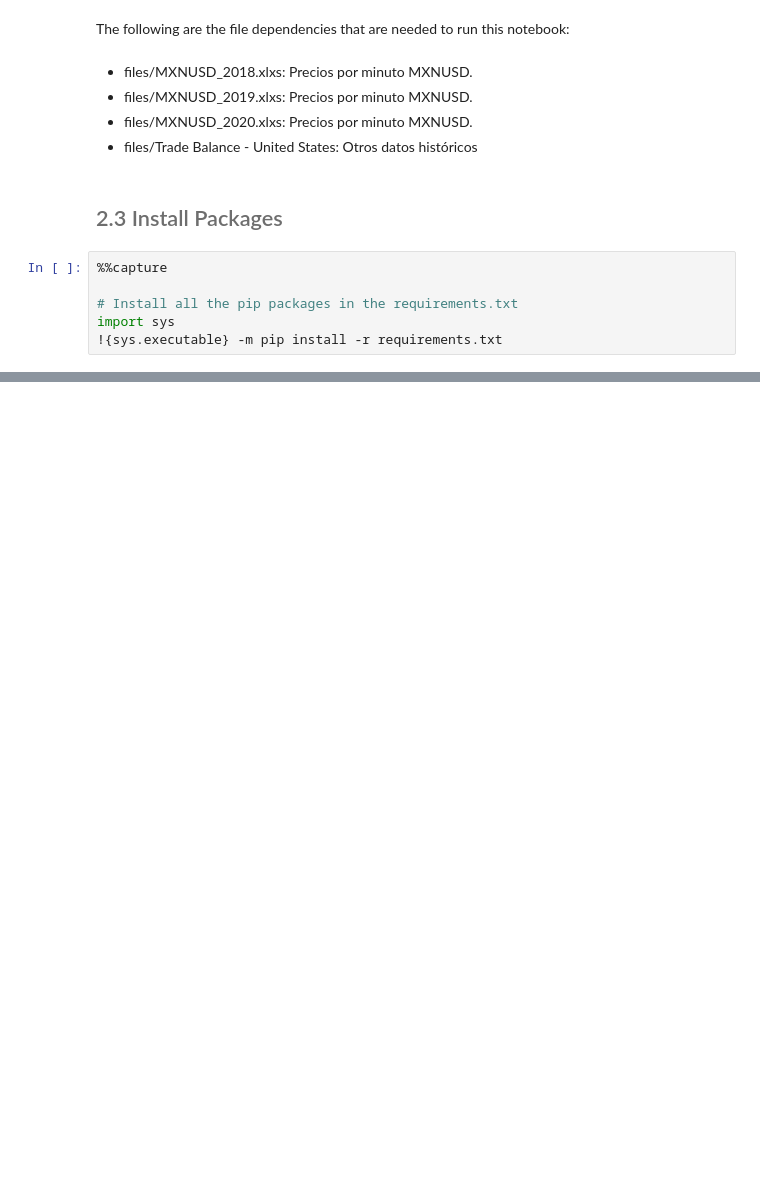
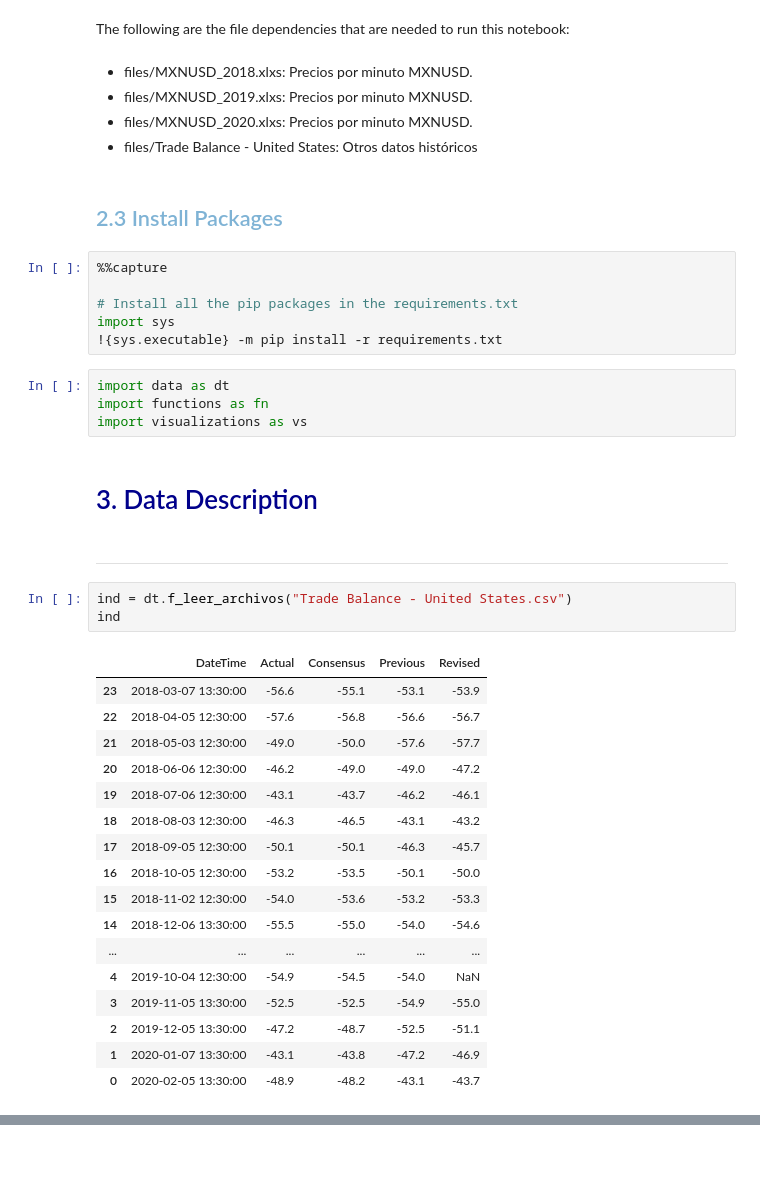
Before and after one commit to jesusalvarezc/FInal_Project, a Jupyter notebook: notebook.ipynb, the cells around one changed output, grey strips where cells are left out. Saved outputs shown, nothing was run; the diff lists cells and outputs as text; blank space fills up the shorter version.

```diff
--- a/notebook.ipynb
+++ b/notebook.ipynb
@@ -56,10 +56,39 @@ The following are the file dependencies that are needed to run this notebook:
 - files/MXNUSD_2020.xlxs: Precios por minuto MXNUSD.
 - files/Trade Balance - United States: Otros datos históricos
 # %% [markdown]
-## <font color= #6E6E6E> 2.3 Install Packages</font>
+## <font color= #7FB3D5> 2.3 Install Packages</font>
 # %%
 %%capture
 
 # Install all the pip packages in the requirements.txt
 import sys
 !{sys.executable} -m pip install -r requirements.txt
+# %%
+import data as dt
+import functions as fn
+import visualizations as vs
+# %% [markdown]
+# <font color= darkblue> 3. Data Description </font>
+# %% [markdown]
+<hr style="border:0.01in solid #FF8C00"> </hr>
+# %%
+ind = dt.f_leer_archivos("Trade Balance - United States.csv")
+ind
+# %% [output]
+|  | DateTime | Actual | Consensus | Previous | Revised |
+| 23 | 2018-03-07 13:30:00 | -56.6 | -55.1 | -53.1 | -53.9 |
+| 22 | 2018-04-05 12:30:00 | -57.6 | -56.8 | -56.6 | -56.7 |
+| 21 | 2018-05-03 12:30:00 | -49.0 | -50.0 | -57.6 | -57.7 |
+| 20 | 2018-06-06 12:30:00 | -46.2 | -49.0 | -49.0 | -47.2 |
+| 19 | 2018-07-06 12:30:00 | -43.1 | -43.7 | -46.2 | -46.1 |
+| 18 | 2018-08-03 12:30:00 | -46.3 | -46.5 | -43.1 | -43.2 |
+| 17 | 2018-09-05 12:30:00 | -50.1 | -50.1 | -46.3 | -45.7 |
+| 16 | 2018-10-05 12:30:00 | -53.2 | -53.5 | -50.1 | -50.0 |
+| 15 | 2018-11-02 12:30:00 | -54.0 | -53.6 | -53.2 | -53.3 |
+| 14 | 2018-12-06 13:30:00 | -55.5 | -55.0 | -54.0 | -54.6 |
+| ... | ... | ... | ... | ... | ... |
+| 4 | 2019-10-04 12:30:00 | -54.9 | -54.5 | -54.0 | NaN |
+| 3 | 2019-11-05 13:30:00 | -52.5 | -52.5 | -54.9 | -55.0 |
+| 2 | 2019-12-05 13:30:00 | -47.2 | -48.7 | -52.5 | -51.1 |
+| 1 | 2020-01-07 13:30:00 | -43.1 | -43.8 | -47.2 | -46.9 |
+| 0 | 2020-02-05 13:30:00 | -48.9 | -48.2 | -43.1 | -43.7 |
```
Also changed, not shown: parts of 58 cells of this notebook, 4 other files.
